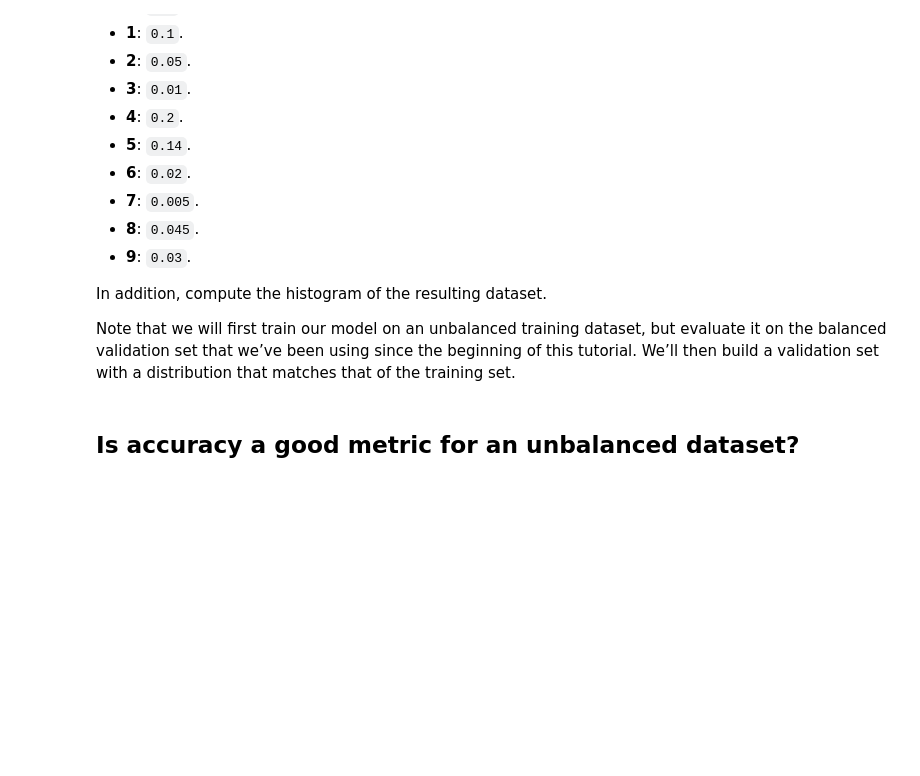
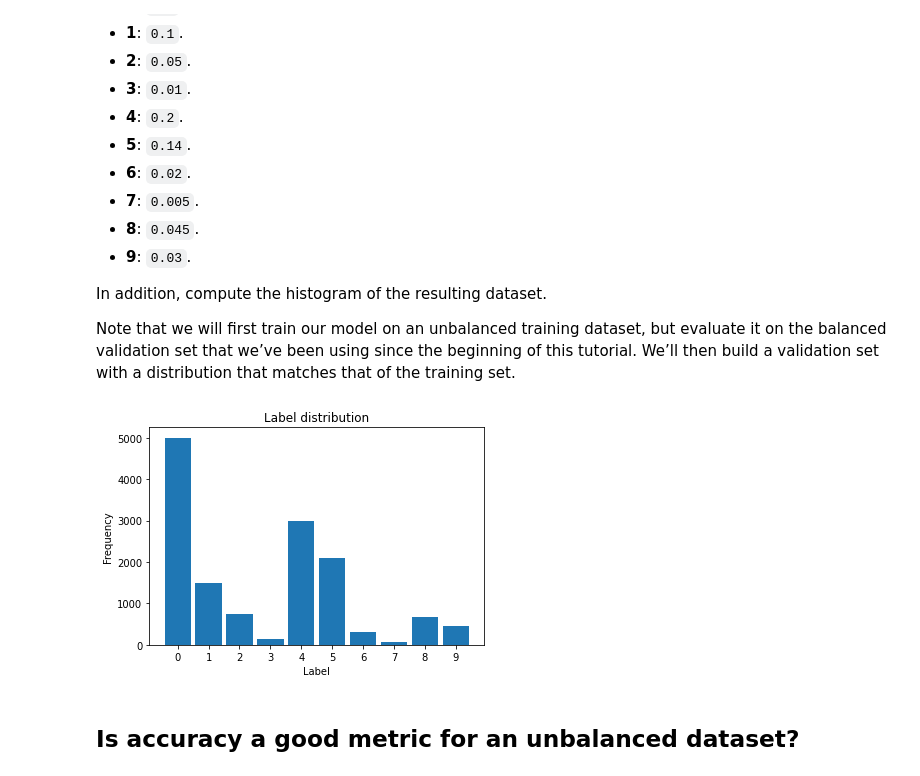
Before and after one commit to CaptainGradus/DeepLearningEDX, a Jupyter notebook: tutorial1_data_exercise.ipynb, the cells around one changed output. Saved outputs shown, nothing was run; the diff lists cells and outputs as text; code cells hidden in the pictures; blank space fills up the shorter version.

```diff
--- a/tutorial1_data_exercise.ipynb
+++ b/tutorial1_data_exercise.ipynb
@@ -1063,22 +1104,25 @@ Note that we will first train our model on an unbalanced training dataset, but e
 # %%
 label_distribution = {
     0: 0.4,
     1: 0.1,
     2: 0.05,
     3: 0.01,
     4: 0.2,
     5: 0.14,
     6: 0.02,
     7: 0.005,
     8: 0.045,
     9: 0.03
 }
 
 # select data according to a provided distribution
-select_imgs, select_labels = ... # To complete.
+select_imgs, select_labels = select_subset_from_dataset_with_label_dist(
+    imgs, labels, label_distribution, ratio=0.3)
 
 # plot the histogram of the selected labels
-... # To complete.
+plot_dataset_histogram(select_labels)
+# %% [output]
+[figure, added]
 # %% [markdown]
 ## Is accuracy a good metric for an unbalanced dataset?
 # %% [markdown]
```
Also changed, not shown: parts of 18 cells of this notebook.
